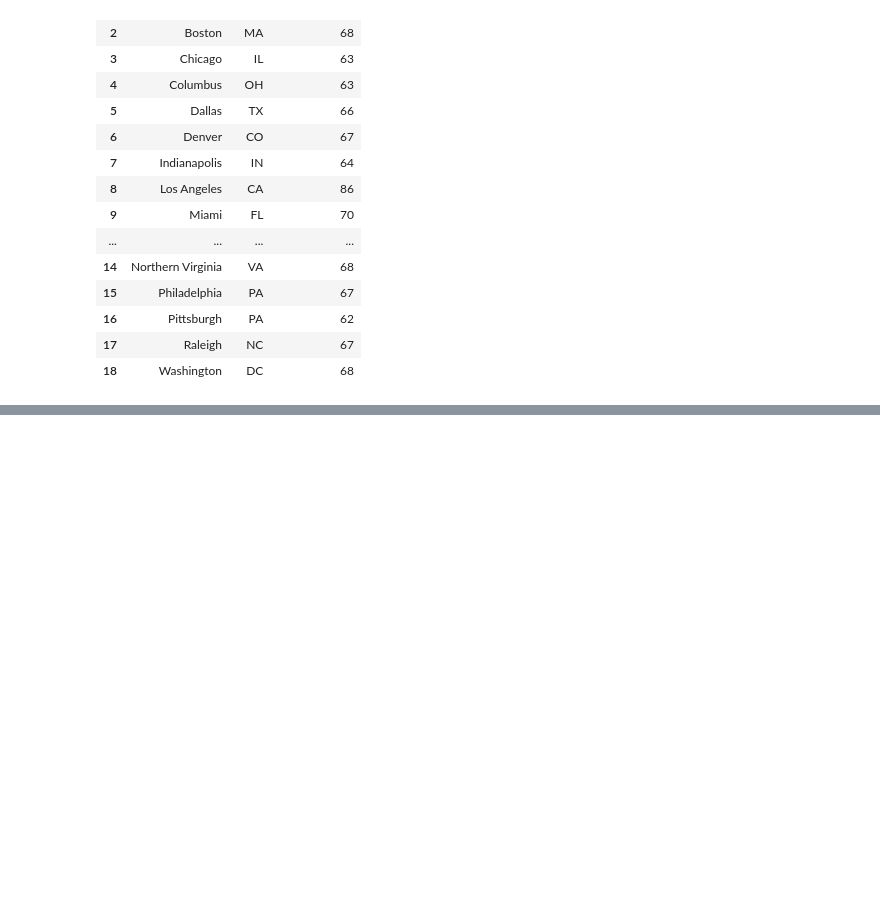
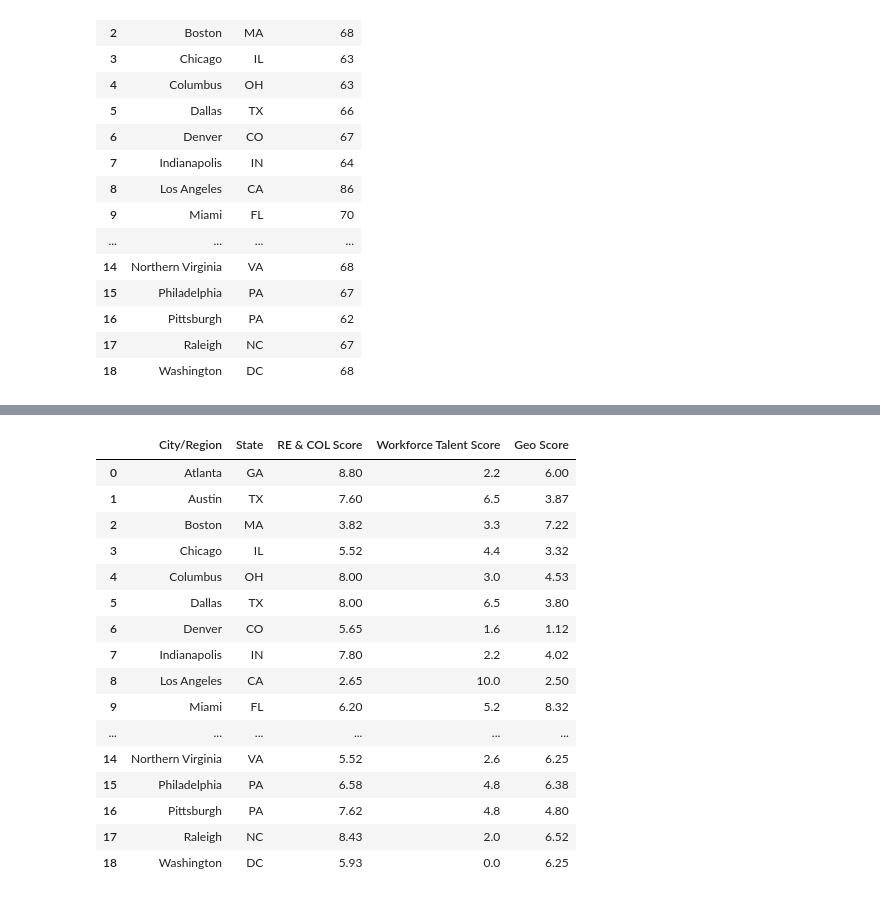
Before and after one commit to APK500/project-one, a Jupyter notebook: re_col_wip.ipynb, the cells around one changed output, grey strips where cells are left out. Saved outputs shown, nothing was run; the diff lists cells and outputs as text; code cells hidden in the pictures; blank space fills up the shorter version.

```diff
--- a/re_col_wip.ipynb
+++ b/re_col_wip.ipynb
@@ -226,0 +305,25 @@ cci_df_merged
+# %%
+merge1 = pd.merge(city_list, merged_df[['Region', 'RE & COL Score']], how='left', left_on=['City/Region'], right_on=['Region'])
+merge2 = pd.merge(merge1, edu_stats_df[['City/Region', 'Workforce Talent Score']], how='left', left_on=['City/Region'], right_on=['City/Region'])
+merge3 = pd.merge(merge2, cci_df_merged[['City', 'Geo Score']], how='left', left_on=['City/Region'], right_on=['City'])
+del merge3['Region']
+del merge3['City']
+merge3
+# %% [output]
+|  | City/Region | State | RE & COL Score | Workforce Talent Score | Geo Score |
+| 0 | Atlanta | GA | 8.80 | 2.2 | 6.00 |
+| 1 | Austin | TX | 7.60 | 6.5 | 3.87 |
+| 2 | Boston | MA | 3.82 | 3.3 | 7.22 |
+| 3 | Chicago | IL | 5.52 | 4.4 | 3.32 |
+| 4 | Columbus | OH | 8.00 | 3.0 | 4.53 |
+| 5 | Dallas | TX | 8.00 | 6.5 | 3.80 |
+| 6 | Denver | CO | 5.65 | 1.6 | 1.12 |
+| 7 | Indianapolis | IN | 7.80 | 2.2 | 4.02 |
+| 8 | Los Angeles | CA | 2.65 | 10.0 | 2.50 |
+| 9 | Miami | FL | 6.20 | 5.2 | 8.32 |
+| ... | ... | ... | ... | ... | ... |
+| 14 | Northern Virginia | VA | 5.52 | 2.6 | 6.25 |
+| 15 | Philadelphia | PA | 6.58 | 4.8 | 6.38 |
+| 16 | Pittsburgh | PA | 7.62 | 4.8 | 4.80 |
+| 17 | Raleigh | NC | 8.43 | 2.0 | 6.52 |
+| 18 | Washington | DC | 5.93 | 0.0 | 6.25 |
```
Also changed, not shown: parts of 4 cells of this notebook, 1 other file.
